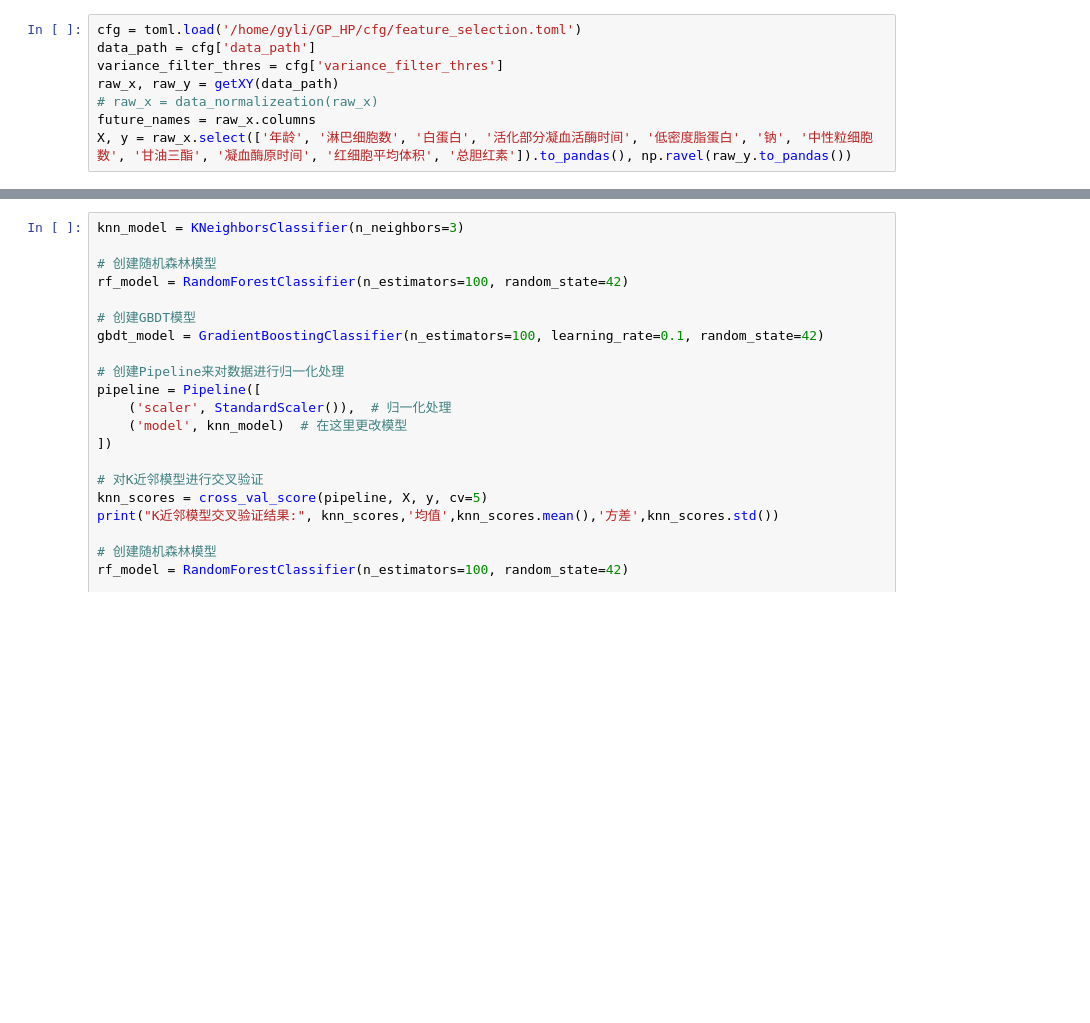
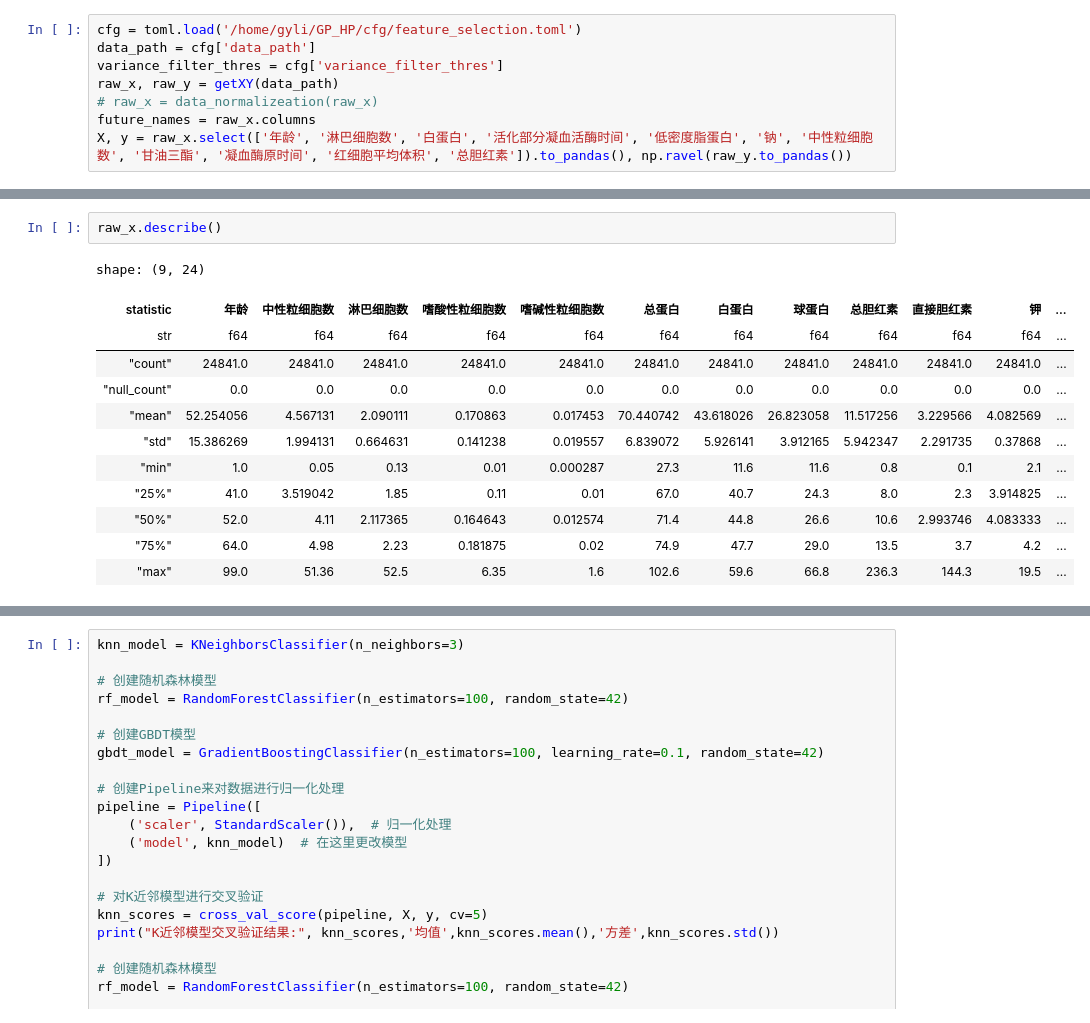
Before and after one commit to MarkOverthinker/GP_HP, a Jupyter notebook: code/more_three_model.ipynb, the cells around one changed output, grey strips where cells are left out. Saved outputs shown, nothing was run; the diff lists cells and outputs as text; blank space fills up the shorter version.

```diff
--- a/code/more_three_model.ipynb
+++ b/code/more_three_model.ipynb
@@ -25,0 +49,15 @@ X, y = raw_x.select(['年龄', '淋巴细胞数', '白蛋白', '活化部分凝
+# %%
+raw_x.describe()
+# %% [output]
+shape: (9, 24)
+| statistic | 年龄 | 中性粒细胞数 | 淋巴细胞数 | 嗜酸性粒细胞数 | 嗜碱性粒细胞数 | 总蛋白 | 白蛋白 | 球蛋白 | 总胆红素 | 直接胆红素 | 钾 | ... |
+| str | f64 | f64 | f64 | f64 | f64 | f64 | f64 | f64 | f64 | f64 | f64 | ... |
+| "count" | 24841.0 | 24841.0 | 24841.0 | 24841.0 | 24841.0 | 24841.0 | 24841.0 | 24841.0 | 24841.0 | 24841.0 | 24841.0 | ... |
+| "null_count" | 0.0 | 0.0 | 0.0 | 0.0 | 0.0 | 0.0 | 0.0 | 0.0 | 0.0 | 0.0 | 0.0 | ... |
+| "mean" | 52.254056 | 4.567131 | 2.090111 | 0.170863 | 0.017453 | 70.440742 | 43.618026 | 26.823058 | 11.517256 | 3.229566 | 4.082569 | ... |
+| "std" | 15.386269 | 1.994131 | 0.664631 | 0.141238 | 0.019557 | 6.839072 | 5.926141 | 3.912165 | 5.942347 | 2.291735 | 0.37868 | ... |
+| "min" | 1.0 | 0.05 | 0.13 | 0.01 | 0.000287 | 27.3 | 11.6 | 11.6 | 0.8 | 0.1 | 2.1 | ... |
+| "25%" | 41.0 | 3.519042 | 1.85 | 0.11 | 0.01 | 67.0 | 40.7 | 24.3 | 8.0 | 2.3 | 3.914825 | ... |
+| "50%" | 52.0 | 4.11 | 2.117365 | 0.164643 | 0.012574 | 71.4 | 44.8 | 26.6 | 10.6 | 2.993746 | 4.083333 | ... |
+| "75%" | 64.0 | 4.98 | 2.23 | 0.181875 | 0.02 | 74.9 | 47.7 | 29.0 | 13.5 | 3.7 | 4.2 | ... |
+| "max" | 99.0 | 51.36 | 52.5 | 6.35 | 1.6 | 102.6 | 59.6 | 66.8 | 236.3 | 144.3 | 19.5 | ... |
```
Also changed, not shown: parts of 11 cells of this notebook, 9 other files.
